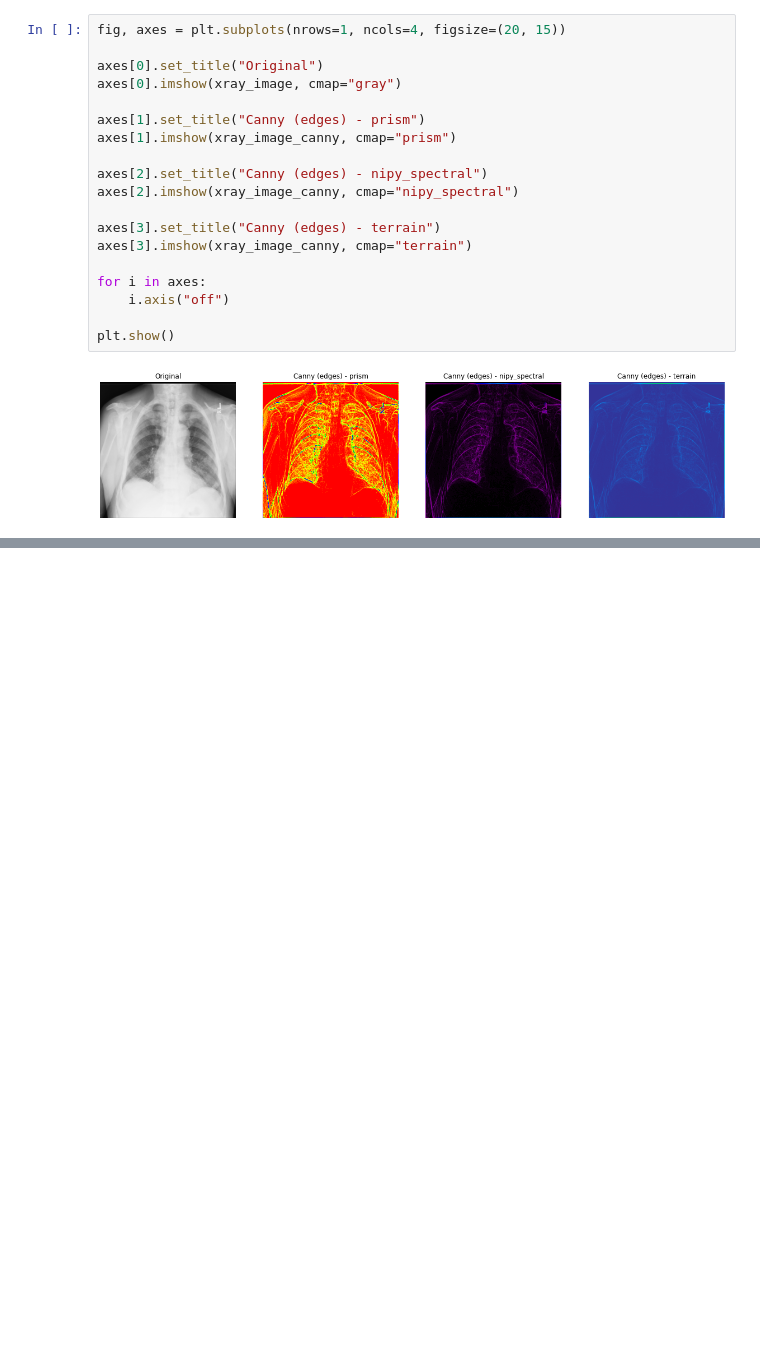
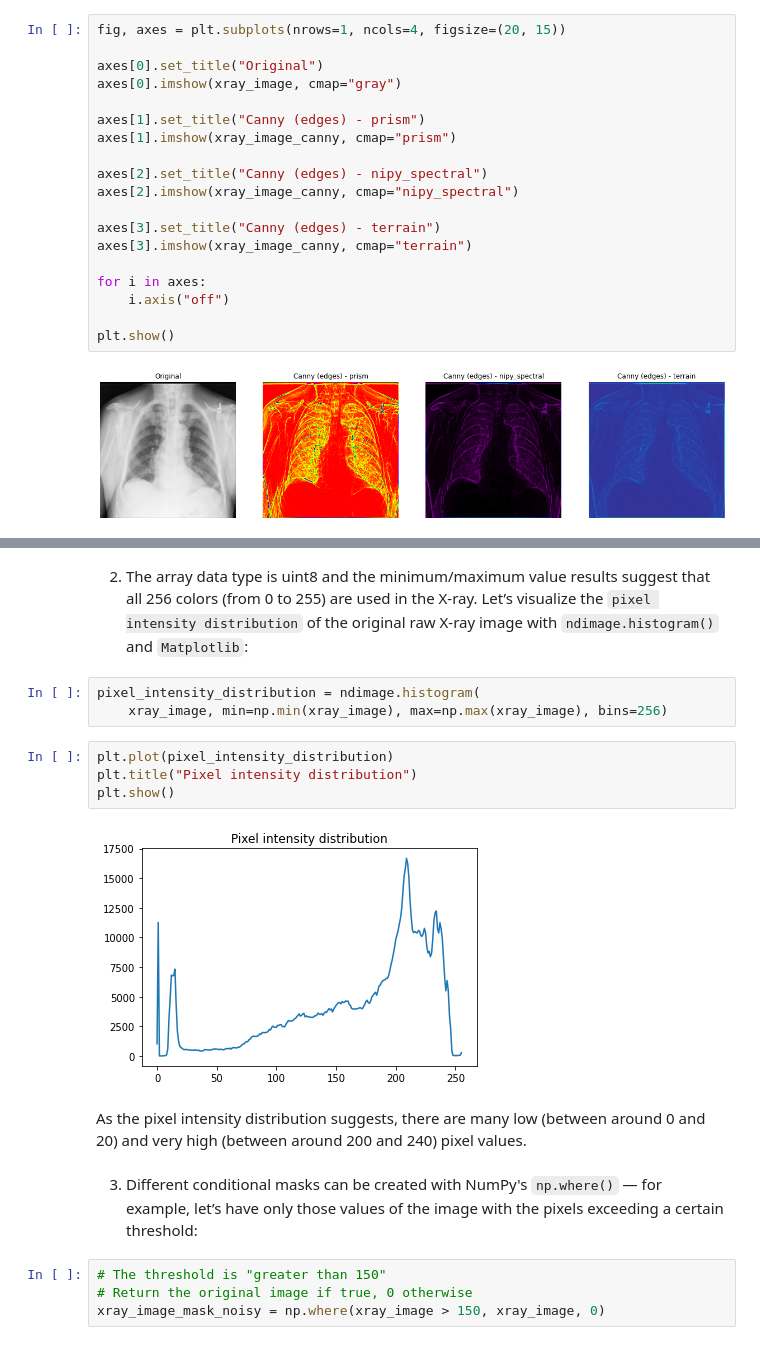
Before and after one commit to rifatrakib/practical-numpy, a Jupyter notebook: xray-detector.ipynb, the cells around one changed output, grey strips where cells are left out. Cells and saved outputs as stored; diff of their text form; blank space fills up the shorter version.

Commit message:
masking to control amount of noise in xray image

```diff
--- a/xray-detector.ipynb
+++ b/xray-detector.ipynb
@@ -240,0 +261,19 @@ plt.show()
+# %% [markdown]
+2. The array data type is uint8 and the minimum/maximum value results suggest that all 256 colors (from 0 to 255) are used in the X-ray. Let’s visualize the `pixel intensity distribution` of the original raw X-ray image with `ndimage.histogram()` and `Matplotlib`:
+# %%
+pixel_intensity_distribution = ndimage.histogram(
+    xray_image, min=np.min(xray_image), max=np.max(xray_image), bins=256)
+# %%
+plt.plot(pixel_intensity_distribution)
+plt.title("Pixel intensity distribution")
+plt.show()
+# %% [output]
+[figure, added]
+# %% [markdown]
+As the pixel intensity distribution suggests, there are many low (between around 0 and 20) and very high (between around 200 and 240) pixel values.
+# %% [markdown]
+3. Different conditional masks can be created with NumPy's `np.where()` — for example, let’s have only those values of the image with the pixels exceeding a certain threshold:
+# %%
+# The threshold is "greater than 150"
+# Return the original image if true, 0 otherwise
+xray_image_mask_noisy = np.where(xray_image > 150, xray_image, 0)
```
Also changed, not shown: parts of 6 cells of this notebook.
